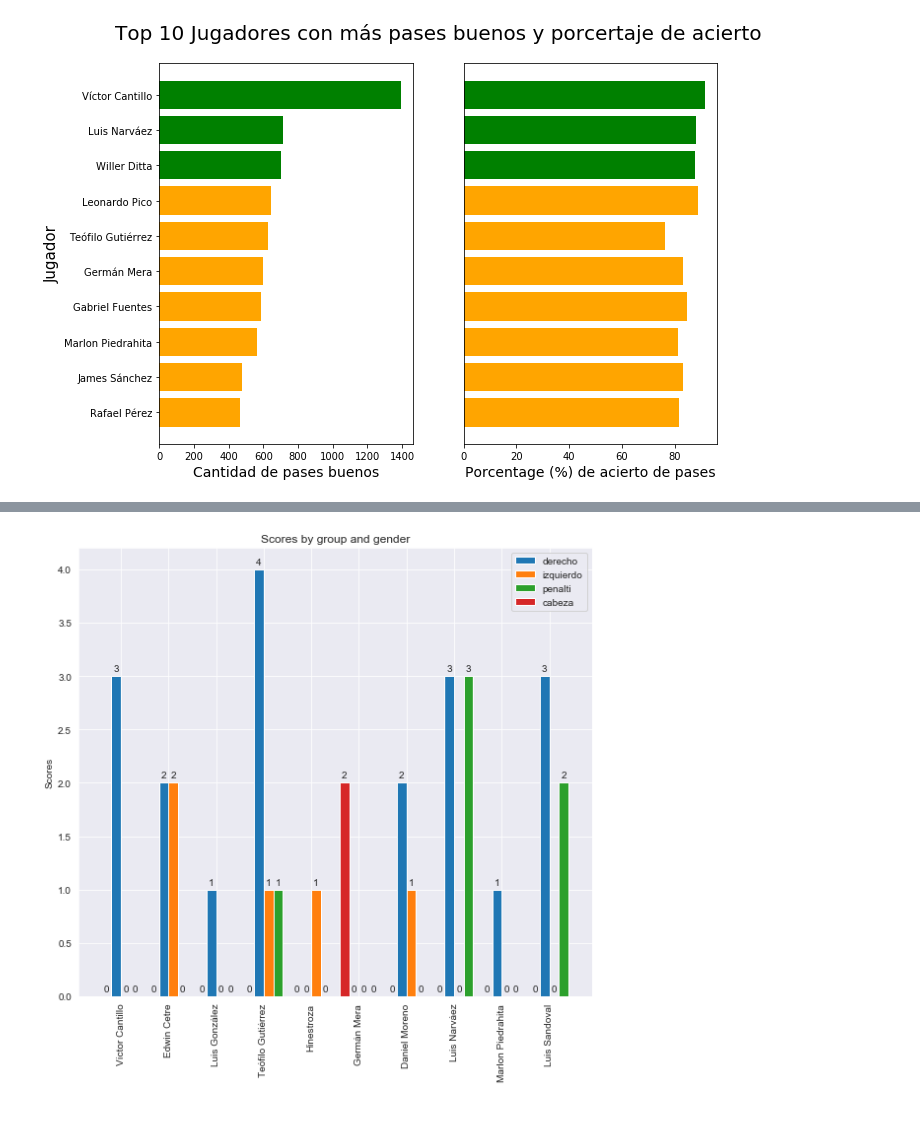
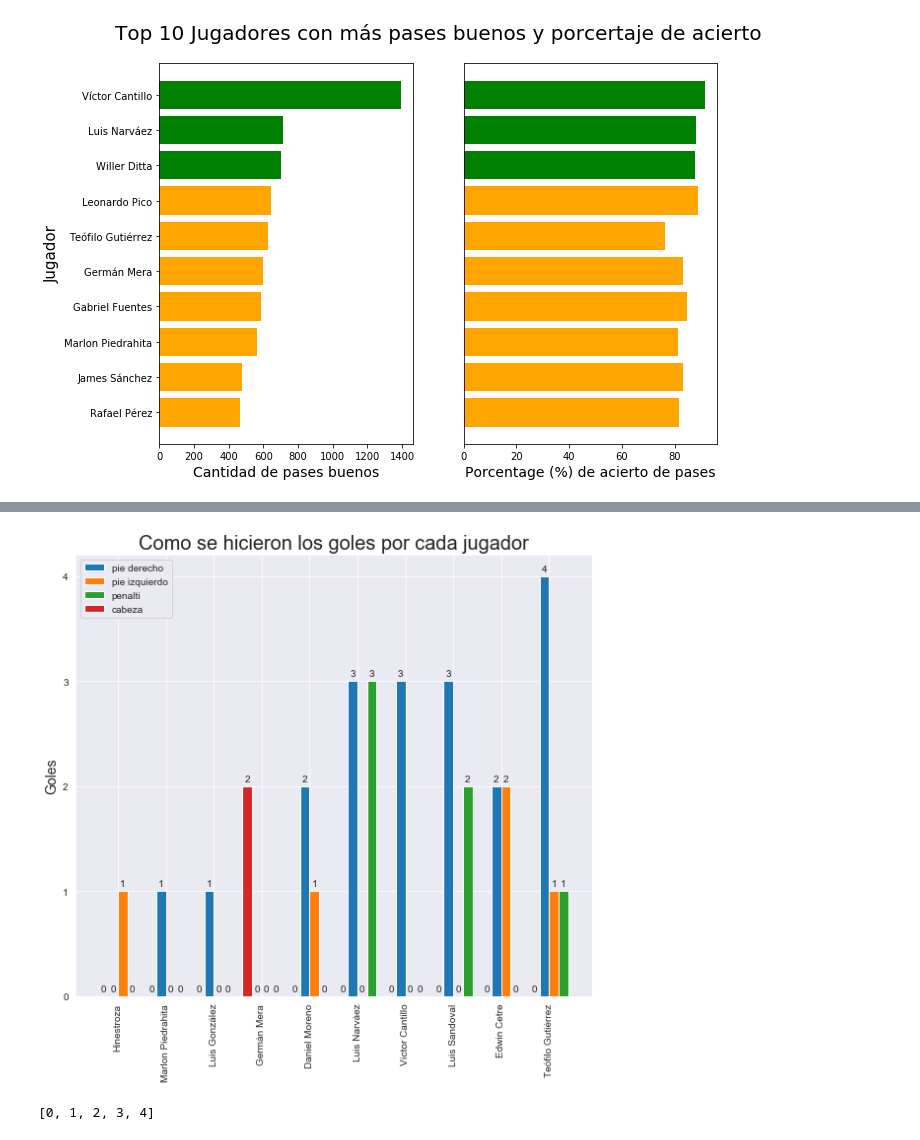
Before and after one commit to cristiangomez811/analisis_deportivo, a Jupyter notebook: analisis_junior_final_192.ipynb, the cells around one changed output, grey strips where cells are left out. Drawn from its saved outputs; the diff is of its cells as text; code cells hidden in the pictures.

Commit message:
actualizacion de grafica
se ordeno en base a los goles realizados el grafico de diferentes tipos de goles

```diff
--- a/analisis_junior_final_192.ipynb
+++ b/analisis_junior_final_192.ipynb
@@ -215,44 +215,51 @@ pie_plot(list_goles,labels)
 # %%
-labels = df['Jugador'][df['goles a favor']>0]
-men_means = df['goles a favor con pie derecho'][df['goles a favor']>0]
-women_means = df['goles a favor con pie izquierdo'][df['goles a favor']>0]
-penalti = df['goles de penalti'][df['goles a favor']>0]
-cabeza = df['goles de cabeza'][df['goles a favor']>0]
+labels = df.sort_values('goles a favor')['Jugador'][df['goles a favor']>0]
+goles_derecho = df.sort_values('goles a favor')['goles a favor con pie derecho'][df['goles a favor']>0]
+goles_izquierdo = df.sort_values('goles a favor')['goles a favor con pie izquierdo'][df['goles a favor']>0]
+penalti = df.sort_values('goles a favor')['goles de penalti'][df['goles a favor']>0]
+cabeza = df.sort_values('goles a favor')['goles de cabeza'][df['goles a favor']>0]
 
 x = np.arange(0,len(labels))  # the label locations
 width = 0.2  # the width of the bars
 
 fig, ax = plt.subplots(figsize=(8,8))
-rects1 = ax.bar(x - width/2, men_means, width, label='derecho')
-rects2 = ax.bar(x + width/2, women_means, width, label='izquierdo')
+rects1 = ax.bar(x - width/2, goles_derecho, width, label='pie derecho')
+rects2 = ax.bar(x + width/2, goles_izquierdo, width, label='pie izquierdo')
 rects3 = ax.bar(x + width/2*3, penalti, width, label='penalti')
 rects4 = ax.bar(x - width/2*3, cabeza, width, label='cabeza')
 
+y_max = max([goles_derecho.max(),goles_izquierdo.max(),penalti.max(),cabeza.max()])
 # Add some text for labels, title and custom x-axis tick labels, etc.
-ax.set_ylabel('Scores')
-ax.set_title('Scores by group and gender')
+y_range = list(range(0,y_max+1,1))
+ax.set_ylabel('Goles',fontsize=14)
+ax.set_title('Como se hicieron los goles por cada jugador',fontsize=20)
 ax.set_xticks(x)
+ax.set_yticks(y_range)
 ax.set_xticklabels(labels,rotation=90)
 ax.legend()
 
 
 def autolabel(rects):
     """Attach a text label above each bar in *rects*, displaying its height."""
     for rect in rects:
         height = rect.get_height()
         ax.annotate('{}'.format(height),
                     xy=(rect.get_x() + rect.get_width() / 2, height),
                     xytext=(0, 3),  # 3 points vertical offset
                     textcoords="offset points",
                     ha='center', va='bottom')
 
 
 autolabel(rects1)
 autolabel(rects2)
 autolabel(rects3)
 autolabel(rects4)
 fig.tight_layout()
 
 plt.show()
 # %% [output]
-[figure, old version]
+[figure, new version]
+# %%
+y_range
+# %% [output]
+[0, 1, 2, 3, 4]
```
Also changed, not shown: parts of 4 cells of this notebook.
